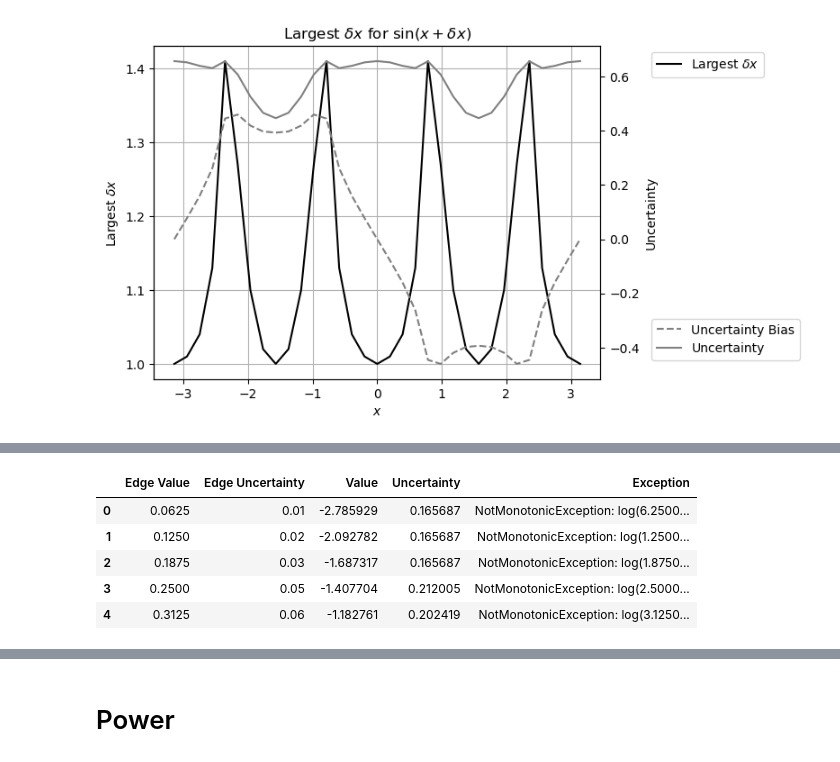
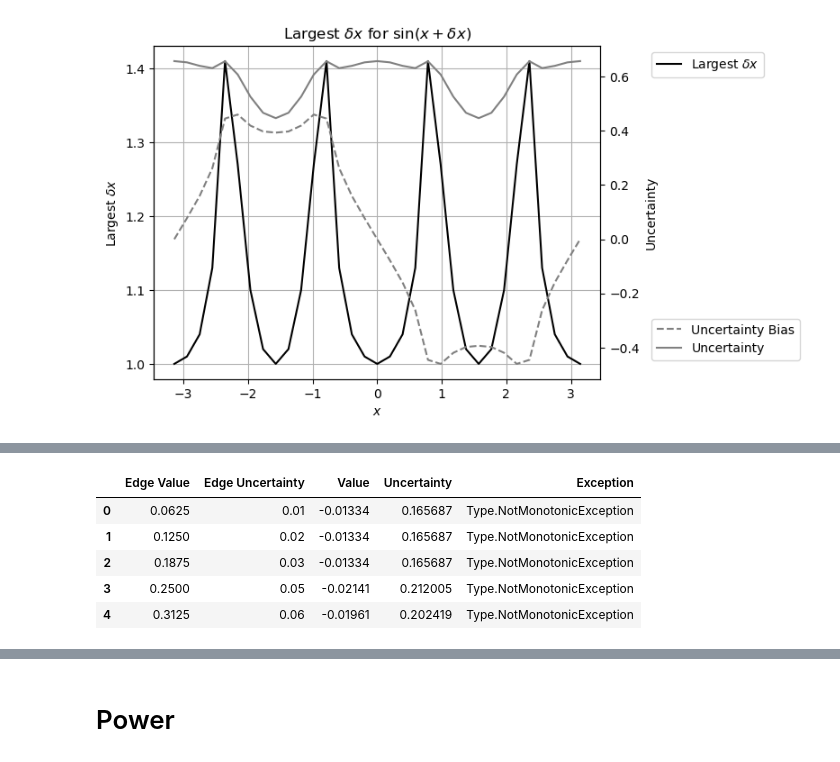
Before and after one commit to Chengpu0707/VarianceArithmetic, a Jupyter notebook: IPyNb/ConvergeEdge.ipynb, the cells around one changed output, grey strips where cells are left out. Drawn from its saved outputs; the diff is of its cells as text; code cells hidden in the pictures.

```diff
--- a/IPyNb/ConvergeEdge.ipynb
+++ b/IPyNb/ConvergeEdge.ipynb
@@ -91,13 +158,13 @@ PlotEdge(lambda edgeVal: np.sin(edgeVal), topic=r'$\sin(x + \delta x)$', xLabel=
 # %%
-df = pd.read_csv("../Python/Output/LogEdge.txt", sep='\t')
+df = pd.read_csv("../Java/Output/LogEdge.txt", sep='\t')
 df.head()
 # %% [output]
 |  | Edge Value | Edge Uncertainty | Value | Uncertainty | Exception |
-| 0 | 0.0625 | 0.01 | -2.785929 | 0.165687 | NotMonotonicException: log(6.2500... |
-| 1 | 0.1250 | 0.02 | -2.092782 | 0.165687 | NotMonotonicException: log(1.2500... |
-| 2 | 0.1875 | 0.03 | -1.687317 | 0.165687 | NotMonotonicException: log(1.8750... |
-| 3 | 0.2500 | 0.05 | -1.407704 | 0.212005 | NotMonotonicException: log(2.5000... |
-| 4 | 0.3125 | 0.06 | -1.182761 | 0.202419 | NotMonotonicException: log(3.1250... |
+| 0 | 0.0625 | 0.01 | -0.01334 | 0.165687 | Type.NotMonotonicException |
+| 1 | 0.1250 | 0.02 | -0.01334 | 0.165687 | Type.NotMonotonicException |
+| 2 | 0.1875 | 0.03 | -0.01334 | 0.165687 | Type.NotMonotonicException |
+| 3 | 0.2500 | 0.05 | -0.02141 | 0.212005 | Type.NotMonotonicException |
+| 4 | 0.3125 | 0.06 | -0.01961 | 0.202419 | Type.NotMonotonicException |
 # %%
 PlotEdge(lambda edgeVal: np.log(edgeVal), topic=r'$\log(x + \delta x)$', xLabel=r'$x$', rightLegend=(1.45,0.2), sigma=5)
 # %% [output]
```
Also changed, not shown: parts of 16 cells of this notebook, 32 other files.
